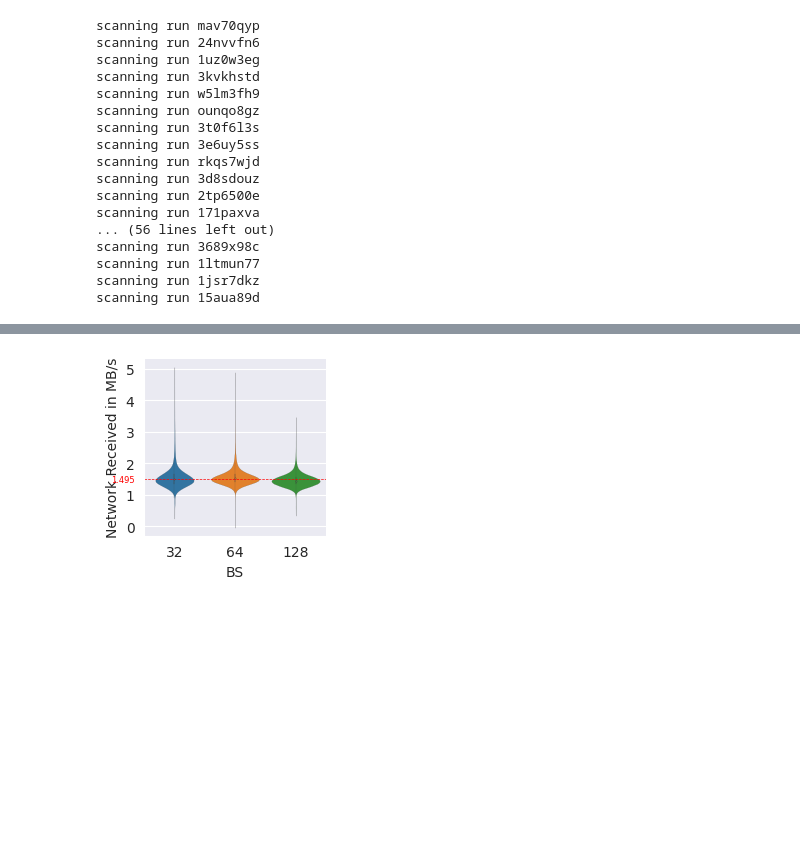
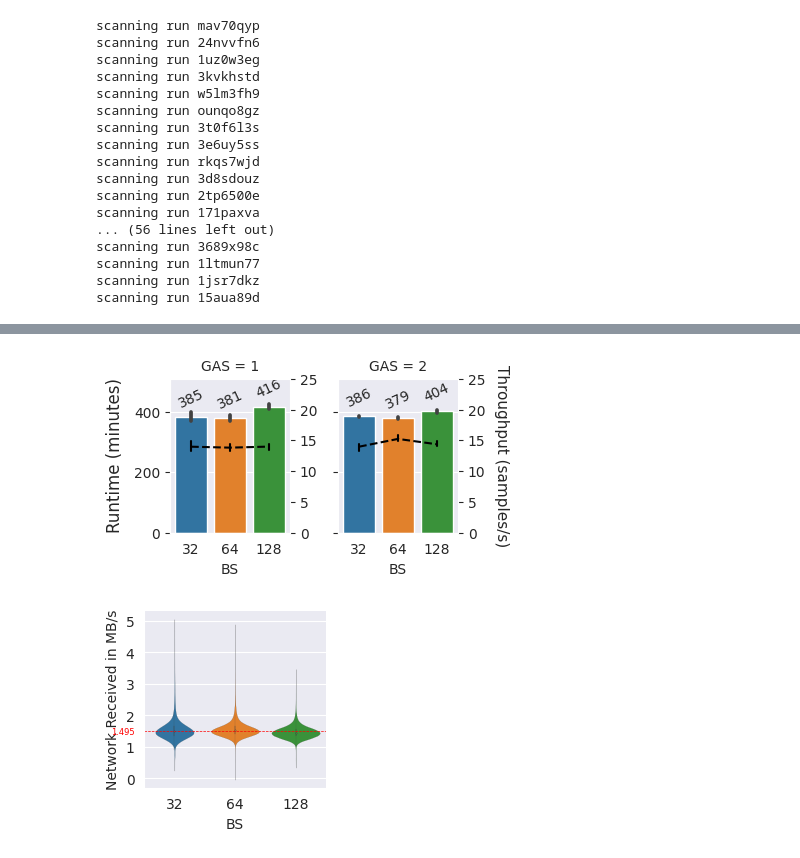
Before and after one commit to IAL32/TUMThesis, a Jupyter notebook: viz/chapter_06/baseline-16vCPUs-GAS-1.ipynb, the cells around one changed output, grey strips where cells are left out. Saved outputs shown, nothing was run; the diff lists cells and outputs as text; code cells hidden in the pictures; blank space fills up the shorter version.

```diff
--- a/viz/chapter_06/baseline-16vCPUs-GAS-1.ipynb
+++ b/viz/chapter_06/baseline-16vCPUs-GAS-1.ipynb
@@ -84,3 +84,80 @@ plt.show()
+# %%
+import os
+import seaborn as sns
+import pandas as pd
+import matplotlib.pyplot as plt
+import matplotlib.ticker as ticker
+from viz import load_baseline_data
+
+group_by = ["batch_size_per_step", "optimizer_params.lr", "gradient_accumulation_steps", "run_name"]
+ascending = [True, True, True, False]
+describe_cols = ["_runtime", "train/samples_ps"]
+
+summary_data = pd.read_csv(os.path.abspath('') + f"/summary-{filename}", usecols=[*group_by, *describe_cols])
+
+summary_data = summary_data.groupby(by=group_by).agg({
+    "_runtime": "max",
+    "train/samples_ps": "mean",
+}).reset_index()
+
+summary_data = summary_data.sort_values(group_by, ascending=ascending).reset_index(drop=True)
+# convert to string
+summary_data["batch_size_per_step"] = summary_data["batch_size_per_step"].astype(str)
+
+# set as Categorical and Categories as strings
+summary_data["batch_size_per_step"] = pd.Categorical(summary_data["batch_size_per_step"], categories=map(str, summary_data["batch_size_per_step"].unique()), ordered=True)
+
+
+def twinx_lineplot(x, y, data, color, **kwargs):
+    ax = plt.gca()
+    ax2 = plt.twinx()
+    ax2.grid(False)
+    sns.lineplot(data, x=x, y=y, **kwargs, ax=ax2, color="black", markers=True, linestyle="--", err_style="bars",)
+    ax2.set_ylabel("")
+    ax2.set_ylim(bottom=0, top=25)
+
+g1 = sns.FacetGrid(summary_data, col="gradient_accumulation_steps", height=2, margin_titles=True, gridspec_kws={"wspace": 0.4})
+
+g2 = g1.map(
+    sns.barplot,
+    "batch_size_per_step",
+    "_runtime",
+    dodge=False,
+    palette="tab10",
+)
+
+g3 = g1.map_dataframe(
+    twinx_lineplot,
+    x="batch_size_per_step",
+    y="train/samples_ps",
+)
+
+for axlist in g2.axes:
+    for ax in axlist:
+        for i in ax.containers:
+            ax.set_ylim(top=510)
+            ax.bar_label(i, fmt="%.0f", rotation=25, padding=5)
+
+g1.set_titles(col_template="GAS = {col_name}")
+g1.axes[0, -1].annotate(
+    "Throughput (samples/s)",
+    xy=(1.3, .5),
+    xycoords="axes fraction",
+    rotation=270,
+    ha="left",
+    va="center",
+    fontsize=11,
+)
+
+g1.set_xlabels("BS")
+g1.set_ylabels("")
+g3.set_ylabels("")
+g1.figure.subplots_adjust(left=0.18)
+g1.figure.supylabel("Runtime (minutes)")
+g1.figure.savefig(f"../../figures/06_barplot-runtime_{filename.replace('.csv', '.pdf')}", bbox_inches="tight")
+plt.show()
+# %% [output]
+[figure, added]
 # %%
 import os
 import seaborn as sns
```
Also changed, not shown: parts of 4 cells of this notebook, 35 other files.
